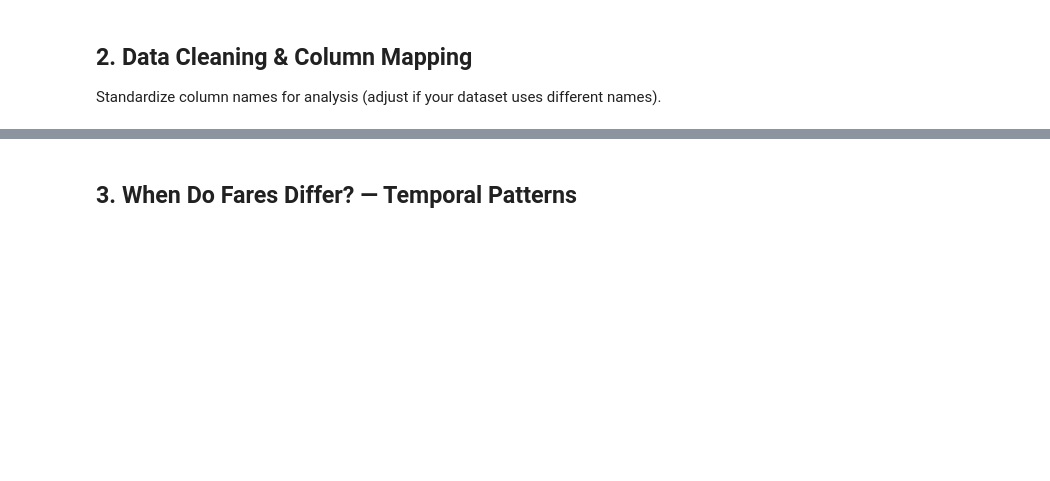
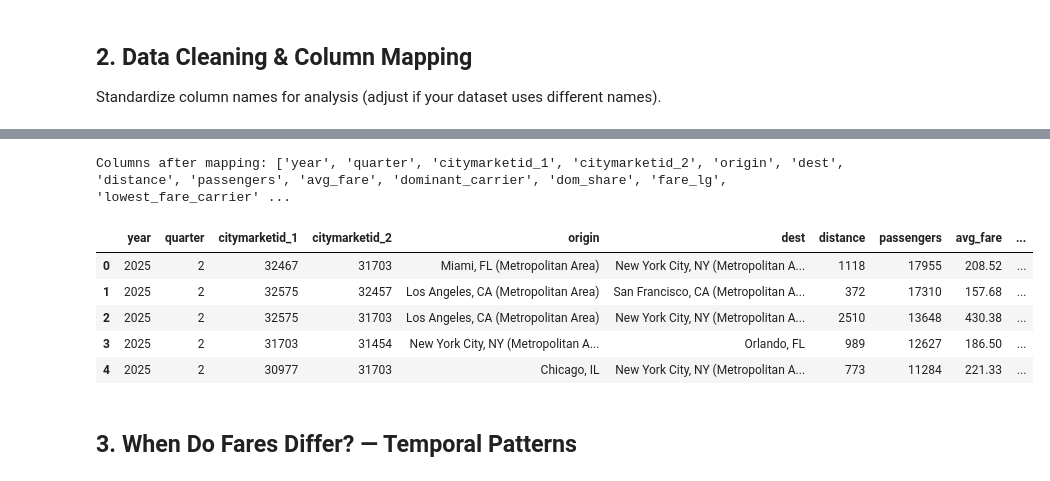
Before and after one commit to AbhigyanD/SDSS-Datathon, a Jupyter notebook: airline_analysis.ipynb, the cells around one changed output, grey strips where cells are left out. Drawn from its saved outputs; the diff is of its cells as text; code cells hidden in the pictures; blank space fills up the shorter version.

```diff
--- a/airline_analysis.ipynb
+++ b/airline_analysis.ipynb
@@ -39,22 +90,30 @@ for c in df.columns:
 # %%
-# Map common DOT report column names to a standard set (edit keys to match your actual columns)
+# Map to standard names (includes this dataset's columns: city1, city2, fare, nsmiles, etc.)
 col_map = {
+    'city1': 'origin', 'city2': 'dest',
     'Origin': 'origin', 'Origin City': 'origin_city', 'Origin Airport': 'origin',
     'Destination': 'dest', 'Destination City': 'dest_city', 'Destination Airport': 'dest',
-    'Average Fare': 'avg_fare', 'Fare': 'avg_fare', 'Avg Fare': 'avg_fare', 'Average Fare ($)': 'avg_fare',
+    'fare': 'avg_fare', 'Average Fare': 'avg_fare', 'Fare': 'avg_fare', 'Avg Fare': 'avg_fare', 'Average Fare ($)': 'avg_fare',
     'Passengers': 'passengers', 'Passenger Count': 'passengers', 'Total Passengers': 'passengers',
-    'Quarter': 'quarter', 'Year': 'year', 'Year-Quarter': 'year_quarter',
-    'Distance': 'distance', 'Miles': 'distance', 'Market Distance': 'distance',
-    'Dominant Carrier': 'dominant_carrier', 'Dominant Carrier Share': 'dom_share', 'Market Share': 'dom_share',
-    'Low Cost Carrier': 'lcc', 'LCC': 'lcc', 'LCC Penetration': 'lcc_penetration',
+    'quarter': 'quarter', 'Quarter': 'quarter', 'Year': 'year', 'Year-Quarter': 'year_quarter',
+    'nsmiles': 'distance', 'Distance': 'distance', 'Miles': 'distance', 'Market Distance': 'distance',
+    'carrier_lg': 'dominant_carrier', 'large_ms': 'dom_share', 'Dominant Carrier': 'dominant_carrier', 'Dominant Carrier Share': 'dom_share', 'Market Share': 'dom_share',
+    'carrier_low': 'lowest_fare_carrier', 'lf_ms': 'lcc_share', 'Low Cost Carrier': 'lcc', 'LCC': 'lcc', 'LCC Penetration': 'lcc_penetration',
     'Lowest Fare Carrier': 'lowest_fare_carrier', 'Carriers': 'carriers', 'Number of Carriers': 'n_carriers',
 }
-# Only rename columns that exist
 rename = {k: v for k, v in col_map.items() if k in df.columns}
 if rename:
     df = df.rename(columns=rename)
 print('Columns after mapping:', list(df.columns))
 df.head(5)
+# %% [output]
+Columns after mapping: ['year', 'quarter', 'citymarketid_1', 'citymarketid_2', 'origin', 'dest', 'distance', 'passengers', 'avg_fare', 'dominant_carrier', 'dom_share', 'fare_lg', 'lowest_fare_carrier' ...
+|  | year | quarter | citymarketid_1 | citymarketid_2 | origin | dest | distance | passengers | avg_fare | ... |
+| 0 | 2025 | 2 | 32467 | 31703 | Miami, FL (Metropolitan Area) | New York City, NY (Metropolitan A... | 1118 | 17955 | 208.52 | ... |
+| 1 | 2025 | 2 | 32575 | 32457 | Los Angeles, CA (Metropolitan Area) | San Francisco, CA (Metropolitan A... | 372 | 17310 | 157.68 | ... |
+| 2 | 2025 | 2 | 32575 | 31703 | Los Angeles, CA (Metropolitan Area) | New York City, NY (Metropolitan A... | 2510 | 13648 | 430.38 | ... |
+| 3 | 2025 | 2 | 31703 | 31454 | New York City, NY (Metropolitan A... | Orlando, FL | 989 | 12627 | 186.50 | ... |
+| 4 | 2025 | 2 | 30977 | 31703 | Chicago, IL | New York City, NY (Metropolitan A... | 773 | 11284 | 221.33 | ... |
 # %% [markdown]
 ## 3. When Do Fares Differ? — Temporal Patterns
 # %%
```
Also changed, not shown: parts of 9 cells of this notebook.
